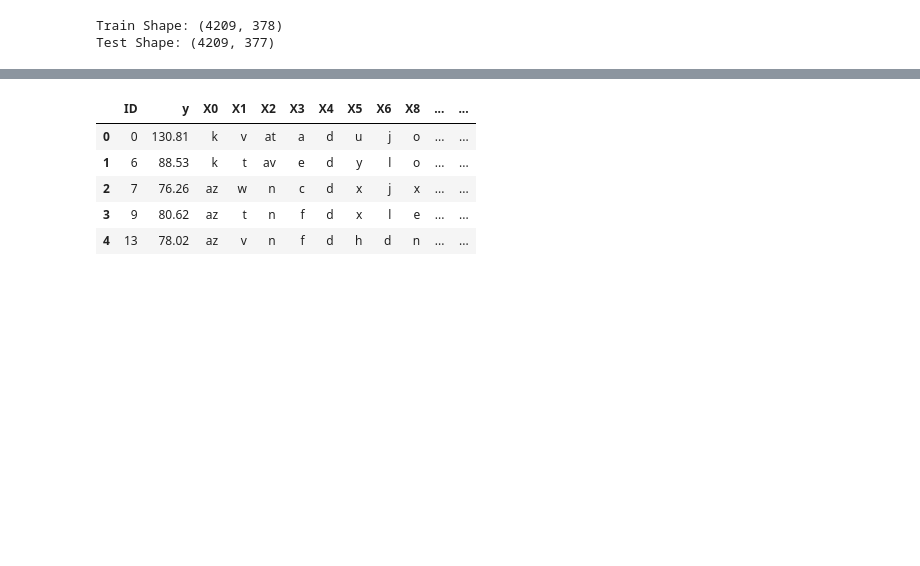
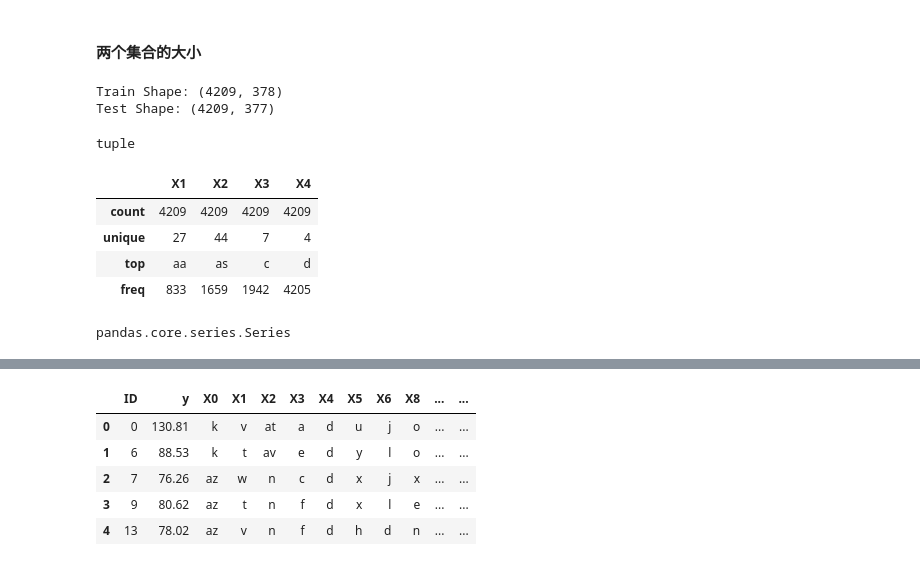
Before and after one commit to fridayguo/kaggle_start, a Jupyter notebook: car/car_note.ipynb, the cells around one changed output, grey strips where cells are left out. Saved outputs shown, nothing was run; the diff lists cells and outputs as text; code cells hidden in the pictures; blank space fills up the shorter version.

```diff
--- a/car/car_note.ipynb
+++ b/car/car_note.ipynb
@@ -1,6 +1,8 @@
 # %%
 import pandas as pd
 import numpy as np
+# %% [markdown]
+#### 两个集合的大小
 # %%
 train_df = pd.read_csv('./car/train.csv')
 test_df = pd.read_csv('./car/test.csv')
@@ -10,3 +13,20 @@ print "Test Shape:", test_df.shape
 # %% [output]
 Train Shape: (4209, 378)
 Test Shape: (4209, 377)
+# %%
+type(train_df.shape)
+# %% [output]
+tuple
+# %%
+a = train_df.iloc[:,3:4]
+train_df.iloc[:,3:7].describe()
+# %% [output]
+|  | X1 | X2 | X3 | X4 |
+| count | 4209 | 4209 | 4209 | 4209 |
+| unique | 27 | 44 | 7 | 4 |
+| top | aa | as | c | d |
+| freq | 833 | 1659 | 1942 | 4205 |
+# %%
+type(train_df.dtypes)
+# %% [output]
+pandas.core.series.Series
```
Also changed, not shown: parts of 15 cells of this notebook, 2 other files.
